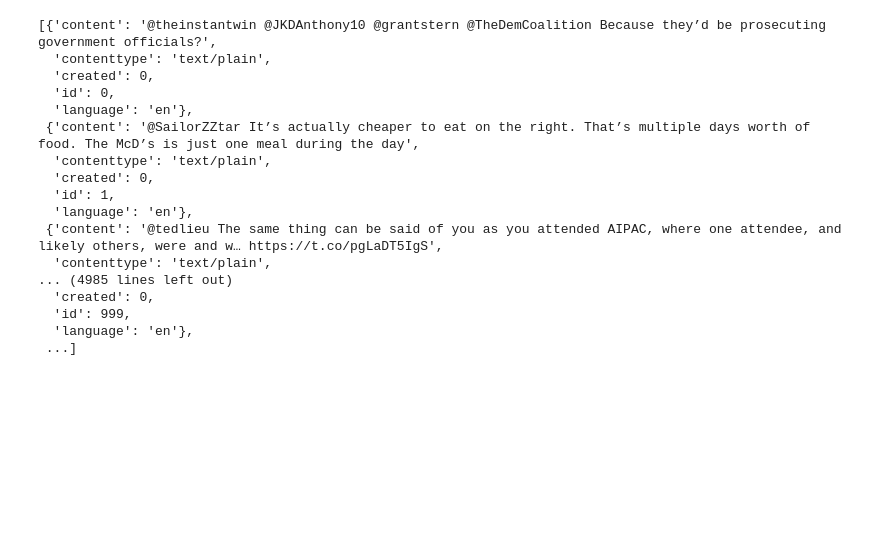
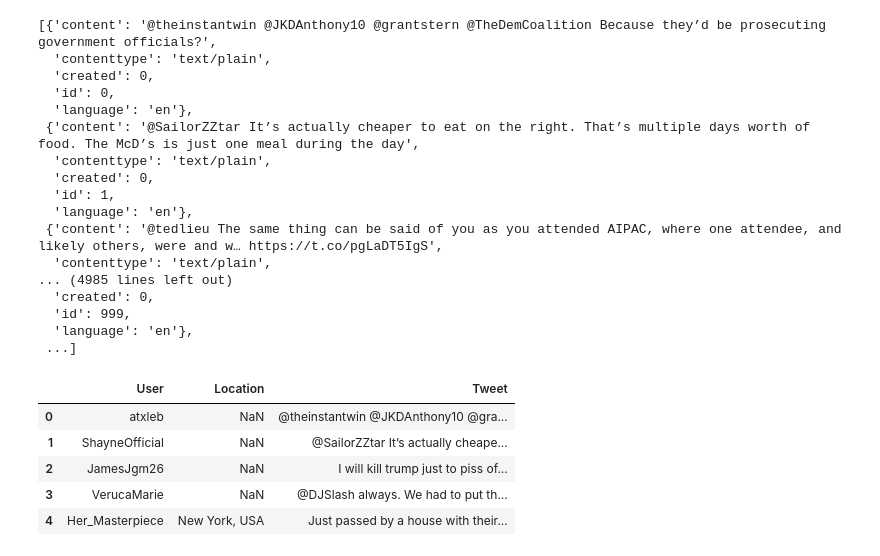
Before and after one commit to abhirupa-tech/Twitter-ego-networks-for-criminal-activity-Detection, a Jupyter notebook: ScrapeData.ipynb, the cells around one changed output. Cells and saved outputs as stored; diff of their text form; code cells hidden in the pictures; blank space fills up the shorter version.

```diff
--- a/ScrapeData.ipynb
+++ b/ScrapeData.ipynb
@@ -158,0 +162,11 @@ with open('data.json', 'w') as outfile:
+# %%
+import pandas as pd
+df_demo=pd.read_csv("demodata.csv")
+df_demo
+# %% [output]
+|  | User | Location | Tweet |
+| 0 | atxleb | NaN | @theinstantwin @JKDAnthony10 @gra... |
+| 1 | ShayneOfficial | NaN | @SailorZZtar It’s actually cheape... |
+| 2 | JamesJgm26 | NaN | I will kill trump just to piss of... |
+| 3 | VerucaMarie | NaN | @DJSlash always. We had to put th... |
+| 4 | Her_Masterpiece | New York, USA | Just passed by a house with their... |
```
Also changed, not shown: parts of 2 cells of this notebook, 6 other files.
